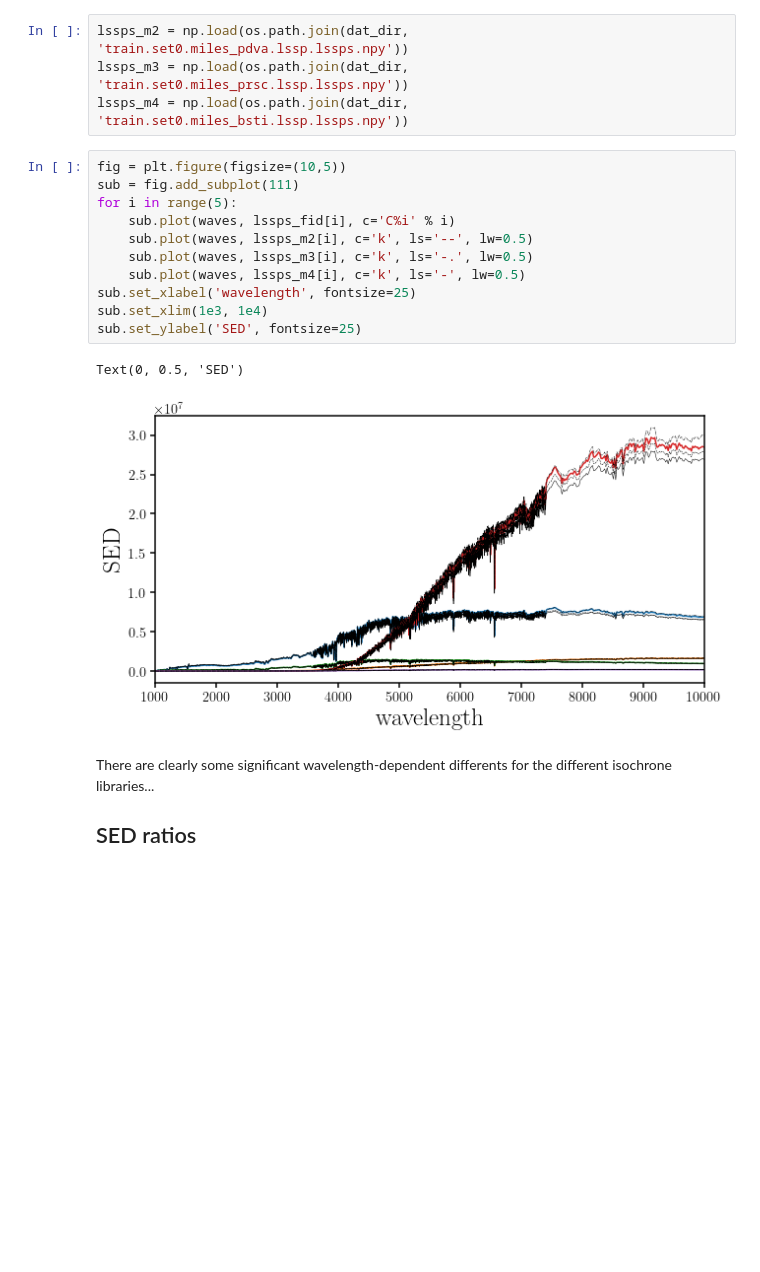
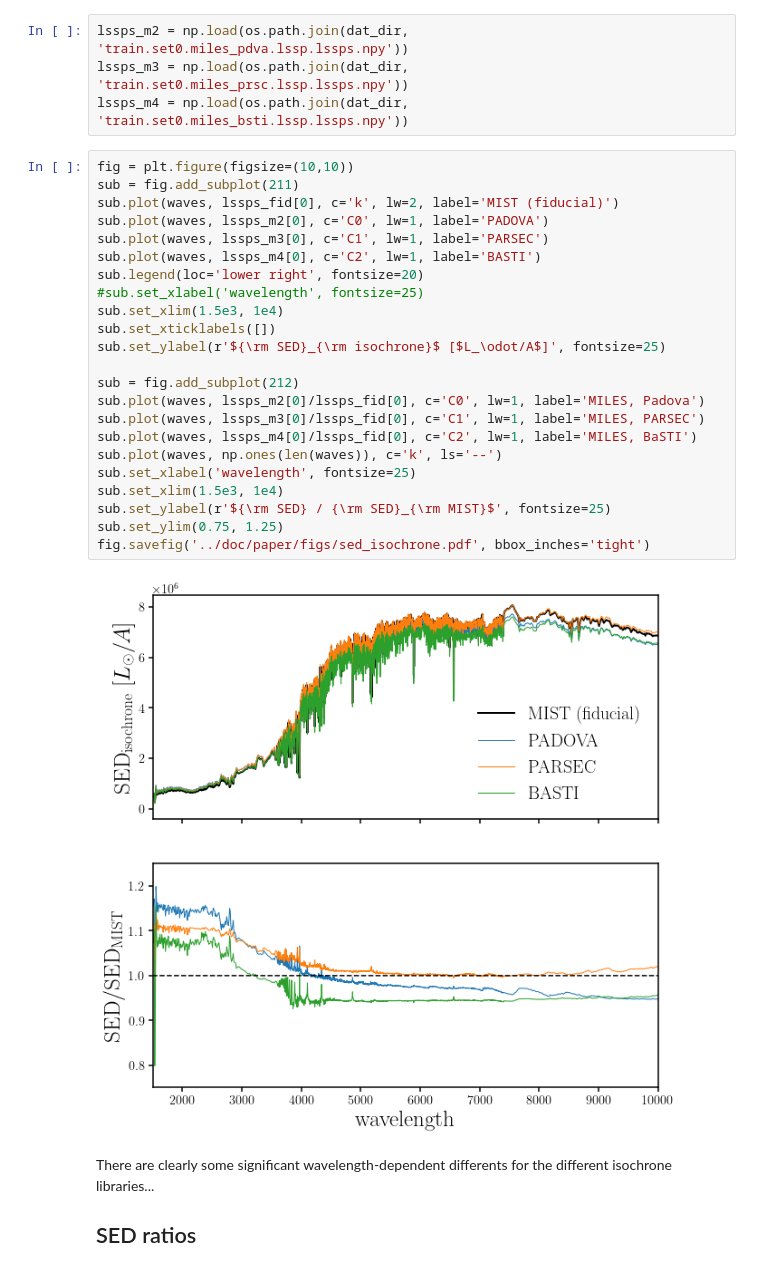
Before and after one commit to changhoonhahn/gqp_mc, a Jupyter notebook: nb/sps_theoretical_uncertainty.ipynb, the cells around one changed output. Saved outputs shown, nothing was run; the diff lists cells and outputs as text; blank space fills up the shorter version.

```diff
--- a/nb/sps_theoretical_uncertainty.ipynb
+++ b/nb/sps_theoretical_uncertainty.ipynb
@@ -49,20 +49,31 @@ print(thetas.shape)
 lssps_m2 = np.load(os.path.join(dat_dir, 'train.set0.miles_pdva.lssp.lssps.npy'))
 lssps_m3 = np.load(os.path.join(dat_dir, 'train.set0.miles_prsc.lssp.lssps.npy'))
 lssps_m4 = np.load(os.path.join(dat_dir, 'train.set0.miles_bsti.lssp.lssps.npy'))
-# %%
-fig = plt.figure(figsize=(10,5))
-sub = fig.add_subplot(111)
-for i in range(5):
-    sub.plot(waves, lssps_fid[i], c='C%i' % i)
-    sub.plot(waves, lssps_m2[i], c='k', ls='--', lw=0.5)
-    sub.plot(waves, lssps_m3[i], c='k', ls='-.', lw=0.5)
-    sub.plot(waves, lssps_m4[i], c='k', ls='-', lw=0.5)
-sub.set_xlabel('wavelength', fontsize=25)
-sub.set_xlim(1e3, 1e4)
-sub.set_ylabel('SED', fontsize=25)
-# %% [output]
-Text(0, 0.5, 'SED')
-[figure, removed]
+# %%
+fig = plt.figure(figsize=(10,10))
+sub = fig.add_subplot(211)
+sub.plot(waves, lssps_fid[0], c='k', lw=2, label='MIST (fiducial)')
+sub.plot(waves, lssps_m2[0], c='C0', lw=1, label='PADOVA')
+sub.plot(waves, lssps_m3[0], c='C1', lw=1, label='PARSEC')
+sub.plot(waves, lssps_m4[0], c='C2', lw=1, label='BASTI')
+sub.legend(loc='lower right', fontsize=20)
+#sub.set_xlabel('wavelength', fontsize=25)
+sub.set_xlim(1.5e3, 1e4)
+sub.set_xticklabels([])
+sub.set_ylabel(r'${\rm SED}_{\rm isochrone}$ [$L_\odot/A$]', fontsize=25)
+
+sub = fig.add_subplot(212)
+sub.plot(waves, lssps_m2[0]/lssps_fid[0], c='C0', lw=1, label='MILES, Padova')
+sub.plot(waves, lssps_m3[0]/lssps_fid[0], c='C1', lw=1, label='MILES, PARSEC')
+sub.plot(waves, lssps_m4[0]/lssps_fid[0], c='C2', lw=1, label='MILES, BaSTI')
+sub.plot(waves, np.ones(len(waves)), c='k', ls='--')
+sub.set_xlabel('wavelength', fontsize=25)
+sub.set_xlim(1.5e3, 1e4)
+sub.set_ylabel(r'${\rm SED} / {\rm SED}_{\rm MIST}$', fontsize=25)
+sub.set_ylim(0.75, 1.25)
+fig.savefig('../doc/paper/figs/sed_isochrone.pdf', bbox_inches='tight')
+# %% [output]
+[figure, added]
 # %% [markdown]
 There are clearly some significant wavelength-dependent differents for the different isochrone libraries...
 
```
Also changed, not shown: 1 other file.
